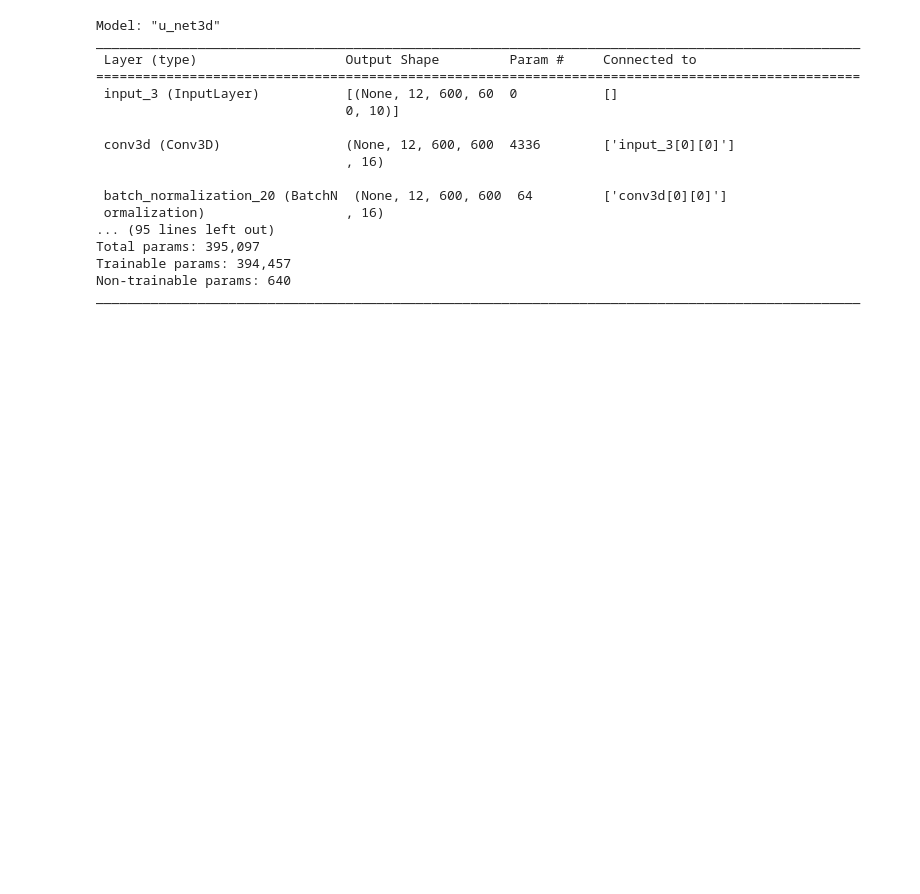
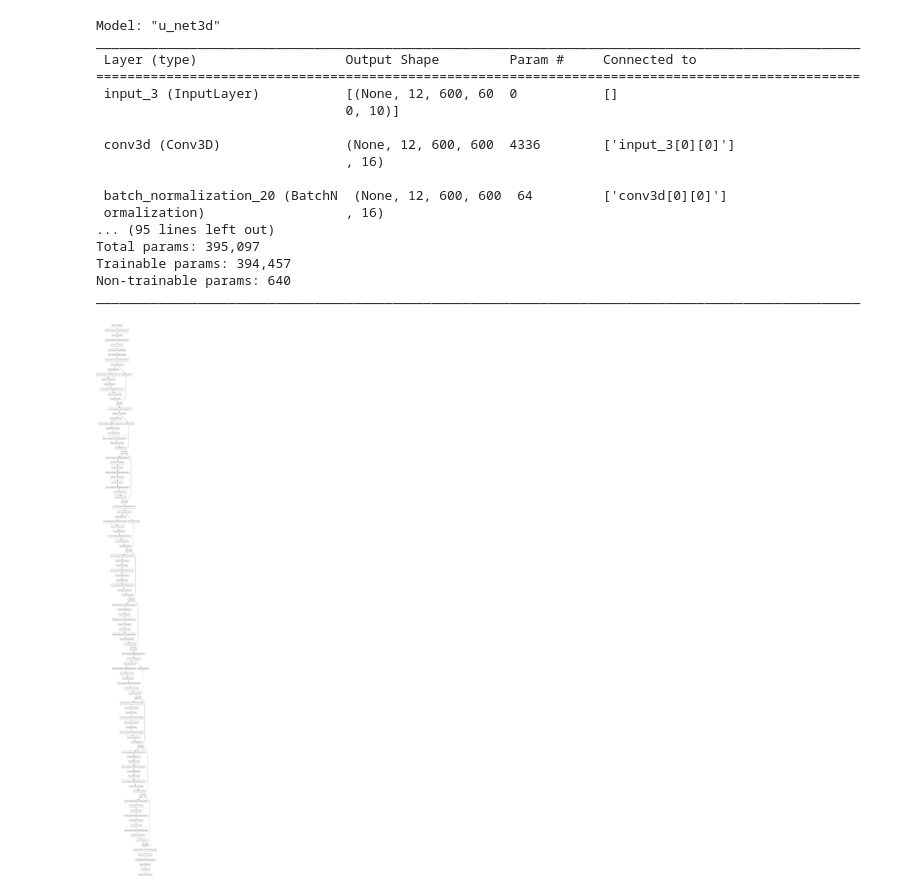
Before and after one commit to tesselo/alquimodelia, a Jupyter notebook: Model class shop.ipynb, the cells around one changed output. Cells and saved outputs as stored; diff of their text form; code cells hidden in the pictures; blank space fills up the shorter version.

Commit message:
feat(resnet): add resnet arch

```diff
--- a/Model class shop.ipynb
+++ b/Model class shop.ipynb
@@ -137,3 +124,23 @@ Total params: 395,097
 Trainable params: 394,457
 Non-trainable params: 640
 __________________________________________________________________________________________________
+# %%
+# RESNET
+
+from alquimodelia.resnet_arch import ResNet2D, ResNet3D
+
+
+ResNet2D_model = ResNet2D(
+        n_filters=16,
+        timesteps=12,
+        width=600,
+        height=600,
+        num_bands=10,
+        num_classes=4,
+        activation_final=None,
+        data_format="channels_last",
+)
+# %%
+plot_model(ResNet2D_model)
+# %% [output]
+[figure, added]
```
Also changed, not shown: parts of 5 cells of this notebook, 2 other files.
